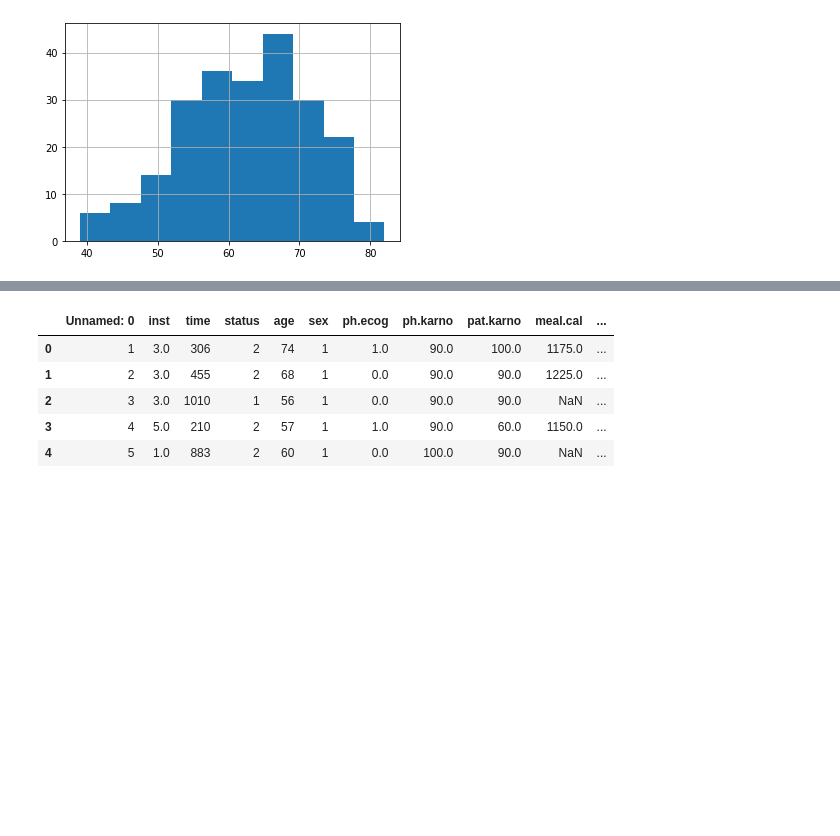
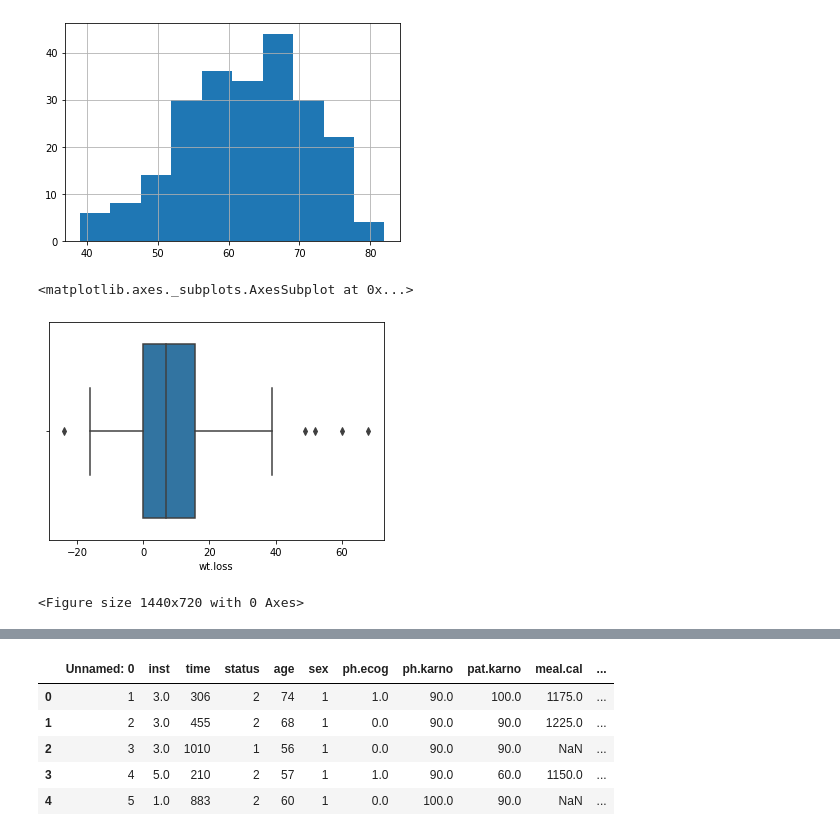
Before and after one commit to pzeb23/SurvivalAnalysisPython, a Jupyter notebook: SurvivalAnalysisPython.ipynb, the cells around one changed output, grey strips where cells are left out. Drawn from its saved outputs; the diff is of its cells as text; code cells hidden in the pictures; blank space fills up the shorter version.

Commit message:
Added cox + more data exploration

```diff
--- a/SurvivalAnalysisPython.ipynb
+++ b/SurvivalAnalysisPython.ipynb
@@ -41,3 +39,15 @@ data["age"].hist()
 # %% [output]
 <matplotlib.axes._subplots.AxesSubplot at 0x...>
 [figure]
+# %%
+# detecting outliers
+sns.boxplot(x=data["wt.loss"])
+# %% [output]
+<matplotlib.axes._subplots.AxesSubplot at 0x...>
+[figure, added]
+# %%
+# Finding the relations between the variables.
+plt.figure(figsize=(20,10))
+c= data[data.columns[2:-1]].corr()
+# %% [output]
+<Figure size 1440x720 with 0 Axes>
```
Also changed, not shown: parts of 13 cells of this notebook.
